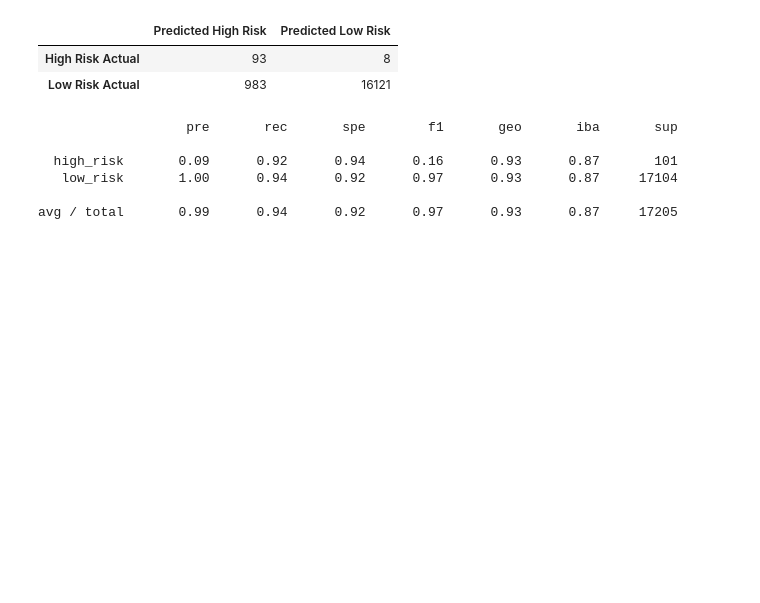
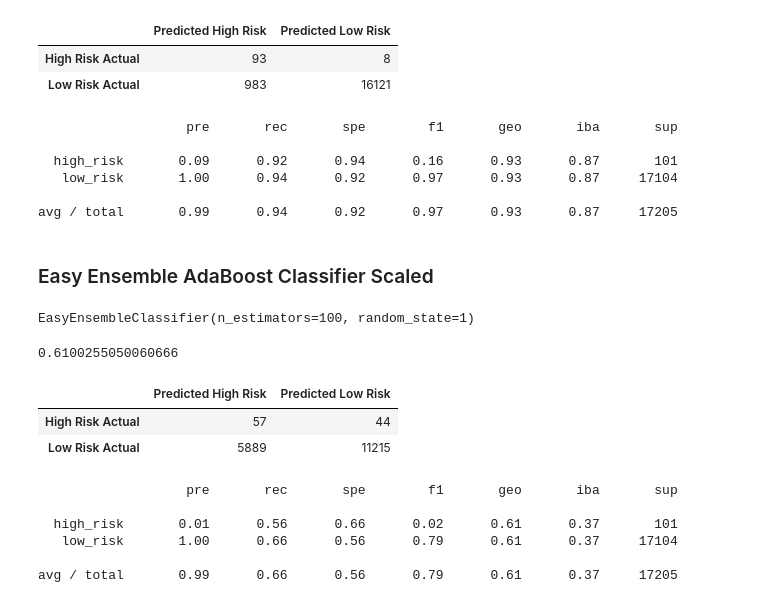
Before and after one commit to tamiespinosa/Credit_Risk_Analysis, a Jupyter notebook: credit_risk_ensemble.ipynb, the cells around one changed output. Drawn from its saved outputs; the diff is of its cells as text; code cells hidden in the pictures; blank space fills up the shorter version.

```diff
--- a/credit_risk_ensemble.ipynb
+++ b/credit_risk_ensemble.ipynb
@@ -220,3 +283,39 @@ print(classification_report_imbalanced(y_test, y_pred2))
    low_risk       1.00      0.94      0.92      0.97      0.93      0.87     17104
 
 avg / total       0.99      0.94      0.92      0.97      0.93      0.87     17205
+# %% [markdown]
+### Easy Ensemble AdaBoost Classifier Scaled
+# %%
+# Train the EasyEnsembleClassifier
+eecs_model = EasyEnsembleClassifier(n_estimators=100, random_state=1)
+eecs_model.fit(X_train_scaled, y_train)
+# %% [output]
+EasyEnsembleClassifier(n_estimators=100, random_state=1)
+# %%
+# Calculated the balanced accuracy score
+y_pred2_s = eecs_model.predict(X_test)
+
+balanced_accuracy_score(y_test, y_pred2_s)
+# %% [output]
+0.6100255050060666
+# %%
+# Display the confusion matrix
+cm = confusion_matrix(y_test, y_pred2_s)
+
+cm_df = pd.DataFrame(
+    cm,index=["High Risk Actual", "Low Risk Actual"], columns=["Predicted High Risk", "Predicted Low Risk"])
+cm_df
+# %% [output]
+|  | Predicted High Risk | Predicted Low Risk |
+| High Risk Actual | 57 | 44 |
+| Low Risk Actual | 5889 | 11215 |
+# %%
+# Print the imbalanced classification report
+print(classification_report_imbalanced(y_test, y_pred2_s))
+# %% [output]
+                   pre       rec       spe        f1       geo       iba       sup
+
+  high_risk       0.01      0.56      0.66      0.02      0.61      0.37       101
+   low_risk       1.00      0.66      0.56      0.79      0.61      0.37     17104
+
+avg / total       0.99      0.66      0.56      0.79      0.61      0.37     17205
```
Also changed, not shown: parts of 8 cells of this notebook.
